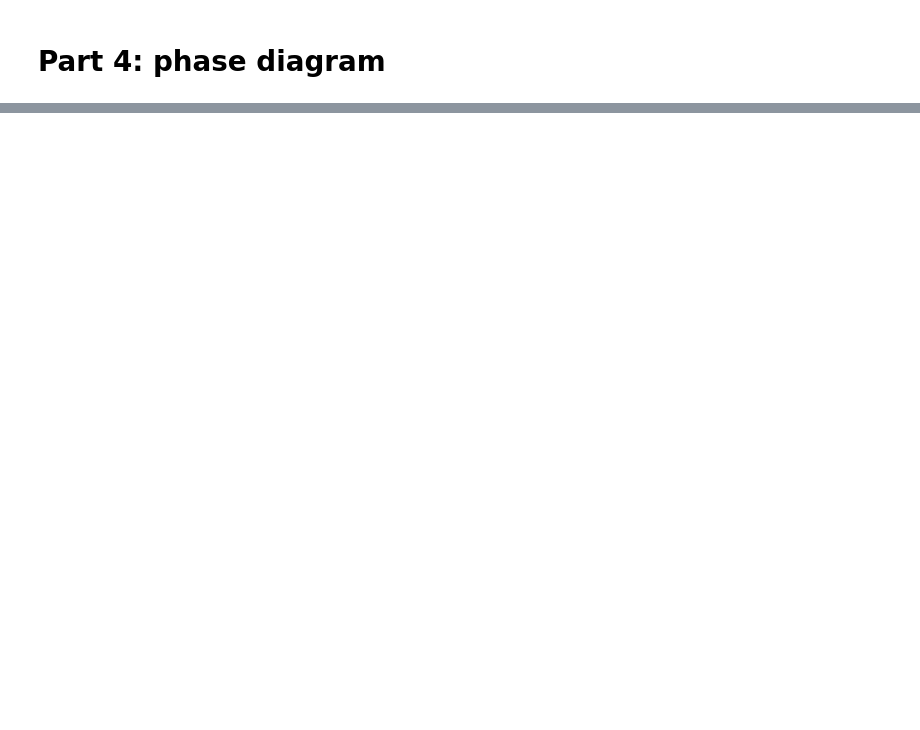
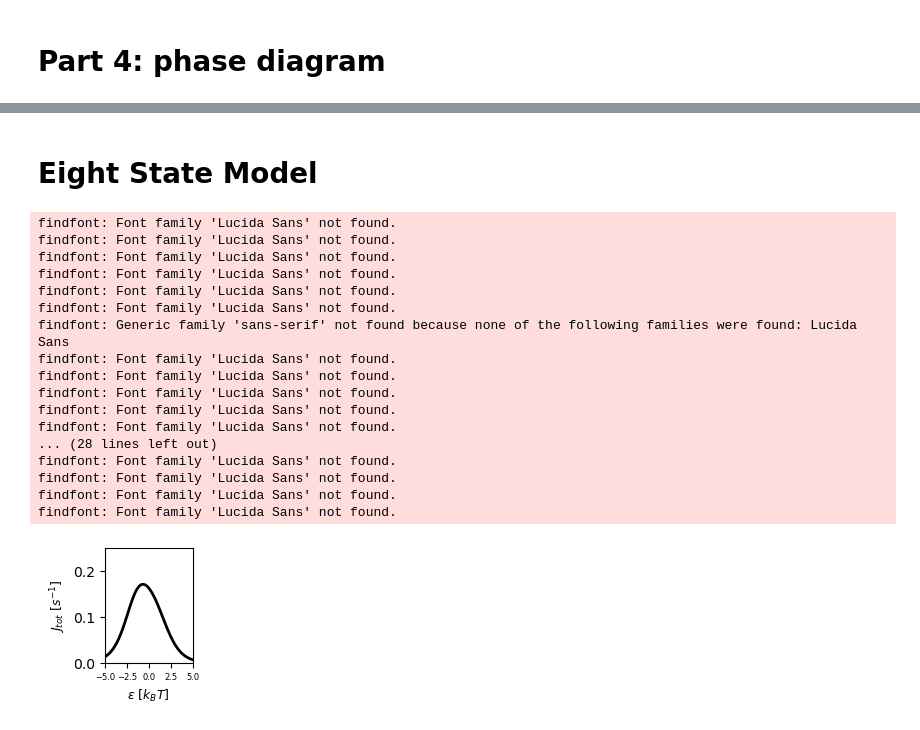
Before and after one commit to romamarketsandwich/diagram_dynamic_metabolism_v2, a Jupyter notebook: workflow/lib/scratch.ipynb, the cells around one changed output, grey strips where cells are left out. Cells and saved outputs as stored; diff of their text form; code cells hidden in the pictures; blank space fills up the shorter version.

Commit message:
solving 8-state model + caught one more bug

```diff
--- a/workflow/lib/scratch.ipynb
+++ b/workflow/lib/scratch.ipynb
@@ -135,7 +135,7 @@ G.add_nodes_from([2, 1, 0, 3, 4, 5])
 G.add_edges_from([(0, 1), (1, 2), (0,2), (3,4), (4,5), (3,5), (0,3), (1,4), (2,5)])
 node_indices = list(range(N))
 spanTreesGraph = [i for i in nx.SpanningTreeIterator(G)]
-epsilon_list = np.linspace(-5,5,50)
+epsilon_list = np.linspace(-5,5,100)
 J_tot_list = []
 J_limit_1_list = []
 J_limit_2_list = []
@@ -568,0 +575,2 @@ KeyboardInterrupt:
+# %% [markdown]
+# Eight State Model
@@ -568,0 +653,43 @@ KeyboardInterrupt:
+# %%
+import matplotlib.pyplot as plt
+plt.figure(figsize=(1.9,1.9))
+
+# s3 = figure(title="Flux", x_range=(-5, 5), y_range=(0,5), tools="", toolbar_location=None, width=170, height=170)
+plt.rcParams['font.sans-serif'] = ['Lucida Sans']
+plt.xlim(-5, 5)
+plt.ylim(0,0.25)
+plt.plot(epsilon_list, J_tot_list_cycle, color='black', label='Total Flux', linewidth=2)
+# plt.plot(epsilon_list, J_limit_1_list, color='#92278f', linestyle='dashdot', label='Limit 1', linewidth=2)
+# plt.plot(epsilon_list, J_limit_2_list, color='#f7941d', linestyle='dashdot', label='Limit 2', linewidth=2)
+plt.xlabel('$\epsilon \ [k_B T]$', fontsize=9, fontdict={'family': 'sans-serif'})
+plt.ylabel('$J_{tot} \ [s^{-1}]$', fontsize=9, fontdict={'family': 'sans-serif'})
+plt.xticks([-5, -2.5, 0, 2.5, 5], fontsize=6)
+# plt.yticks([i for i in range(0, 1)], fontsize=6)
+ax = plt.gca()
+for tick in ax.get_xticklabels():
+    tick.set_fontname("Lucida Sans")
+for tick in ax.get_yticklabels():
+    tick.set_fontname("Lucida Sans")
+# idx = np.argmin(np.abs(epsilon_list - epsilon_list[np.where(np.array(J_tot_list) == np.max(J_tot_list))[0][0]]))
+# plt.scatter(epsilon_list[idx], J_tot_list[idx], color='red', s=50, label='Current Point')
+# plt.legend()
+plt.tight_layout()
+# %% [output]
+findfont: Font family 'Lucida Sans' not found.
+findfont: Font family 'Lucida Sans' not found.
+findfont: Font family 'Lucida Sans' not found.
+findfont: Font family 'Lucida Sans' not found.
+findfont: Font family 'Lucida Sans' not found.
+findfont: Font family 'Lucida Sans' not found.
+findfont: Generic family 'sans-serif' not found because none of the following families were found: Lucida Sans
+findfont: Font family 'Lucida Sans' not found.
+findfont: Font family 'Lucida Sans' not found.
+findfont: Font family 'Lucida Sans' not found.
+findfont: Font family 'Lucida Sans' not found.
+findfont: Font family 'Lucida Sans' not found.
+... (28 lines left out)
+findfont: Font family 'Lucida Sans' not found.
+findfont: Font family 'Lucida Sans' not found.
+findfont: Font family 'Lucida Sans' not found.
+findfont: Font family 'Lucida Sans' not found.
+[figure, added]
```
Also changed, not shown: parts of 15 cells of this notebook, 23 other files.
